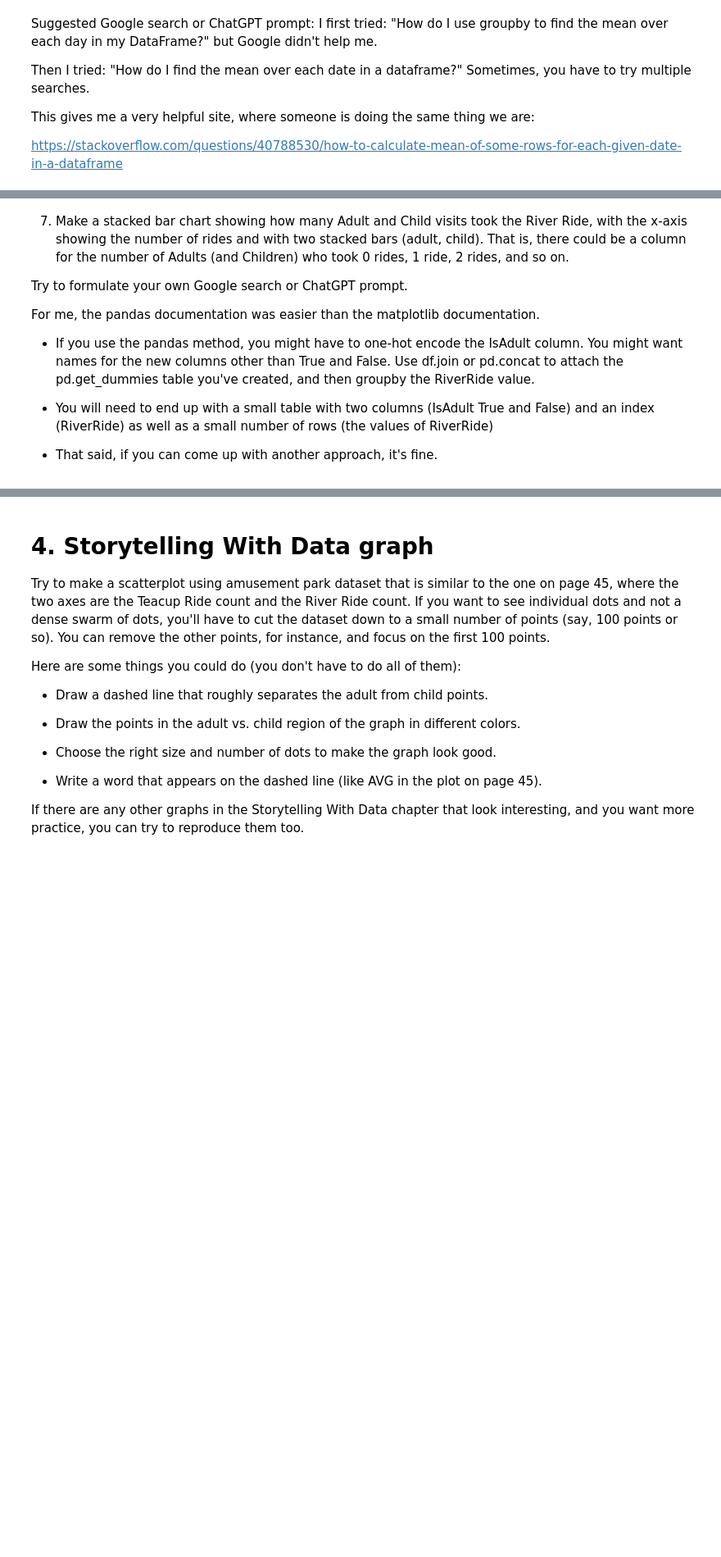
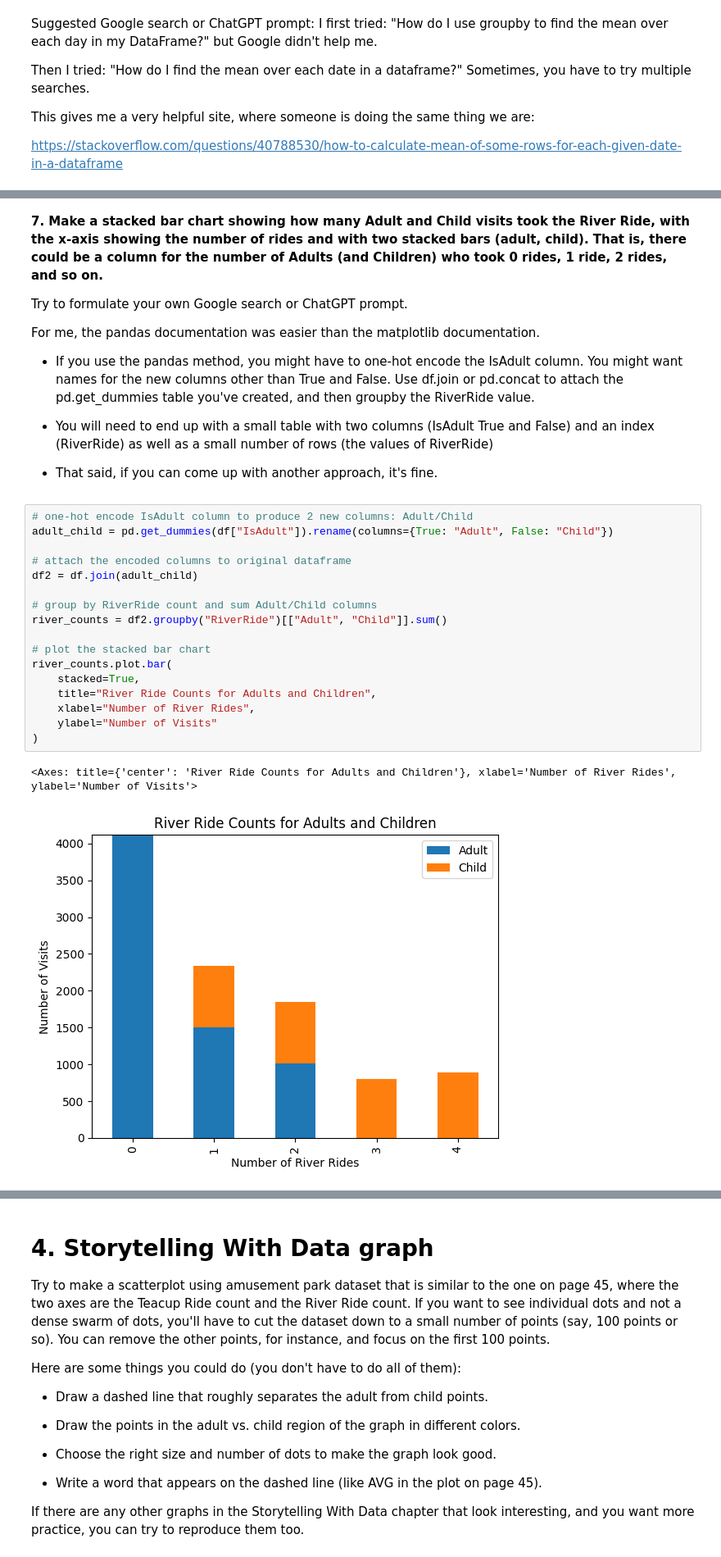
Before and after one commit to jasser-dh/Module-B-semester-2, a Jupyter notebook: OMDS-ModB2-Week3-Dhaouadi-Jasser.ipynb, the cells around one changed output, grey strips where cells are left out. Shown at 82% size. Saved outputs shown, nothing was run; the diff lists cells and outputs as text; blank space fills up the shorter version.

```diff
--- a/OMDS-ModB2-Week3-Dhaouadi-Jasser.ipynb
+++ b/OMDS-ModB2-Week3-Dhaouadi-Jasser.ipynb
@@ -312,5 +354,5 @@ You can also look up the pandas documentation, which might lead to an entirely d
 # %% [markdown]
-7. Make a stacked bar chart showing how many Adult and Child visits took the River Ride, with the x-axis showing the number of rides and with two stacked bars (adult, child).  That is, there could be a column for the number of Adults (and Children) who took 0 rides, 1 ride, 2 rides, and so on.
+**7. Make a stacked bar chart showing how many Adult and Child visits took the River Ride, with the x-axis showing the number of rides and with two stacked bars (adult, child).  That is, there could be a column for the number of Adults (and Children) who took 0 rides, 1 ride, 2 rides, and so on.**
 
 Try to formulate your own Google search or ChatGPT prompt.
 
@@ -321,4 +363,24 @@ For me, the pandas documentation was easier than the matplotlib documentation.
 * You will need to end up with a small table with two columns (IsAdult True and False) and an index (RiverRide) as well as a small number of rows (the values of RiverRide)
 
 * That said, if you can come up with another approach, it's fine.
+# %%
+# one-hot encode IsAdult column to produce 2 new columns: Adult/Child
+adult_child = pd.get_dummies(df["IsAdult"]).rename(columns={True: "Adult", False: "Child"})
+
+# attach the encoded columns to original dataframe
+df2 = df.join(adult_child)
+
+# group by RiverRide count and sum Adult/Child columns
+river_counts = df2.groupby("RiverRide")[["Adult", "Child"]].sum()
+
+# plot the stacked bar chart
+river_counts.plot.bar(
+    stacked=True,
+    title="River Ride Counts for Adults and Children",
+    xlabel="Number of River Rides",
+    ylabel="Number of Visits"
+)
+# %% [output]
+<Axes: title={'center': 'River Ride Counts for Adults and Children'}, xlabel='Number of River Rides', ylabel='Number of Visits'>
+[figure, added]
 # %% [markdown]
```
Also changed, not shown: parts of 17 cells of this notebook.
